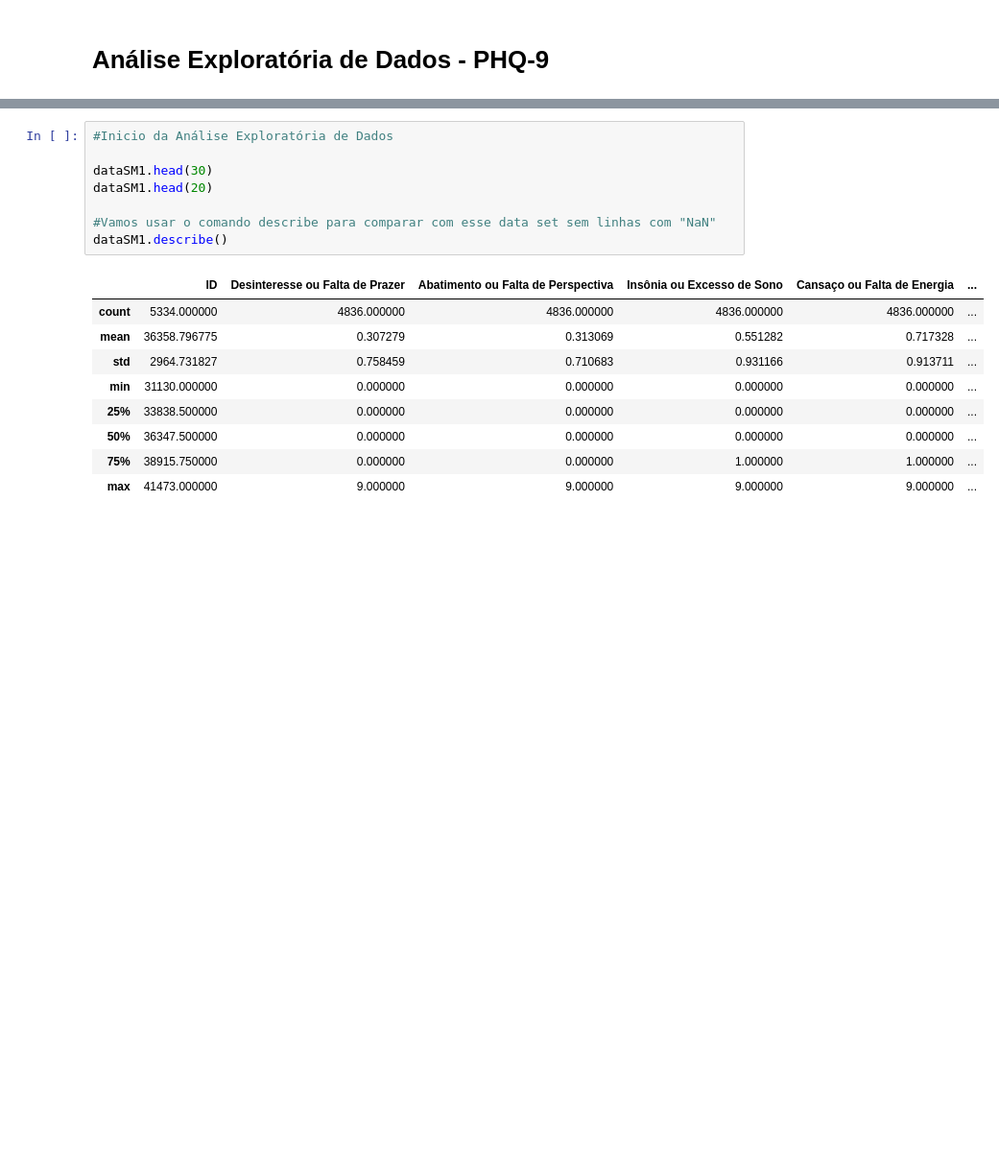
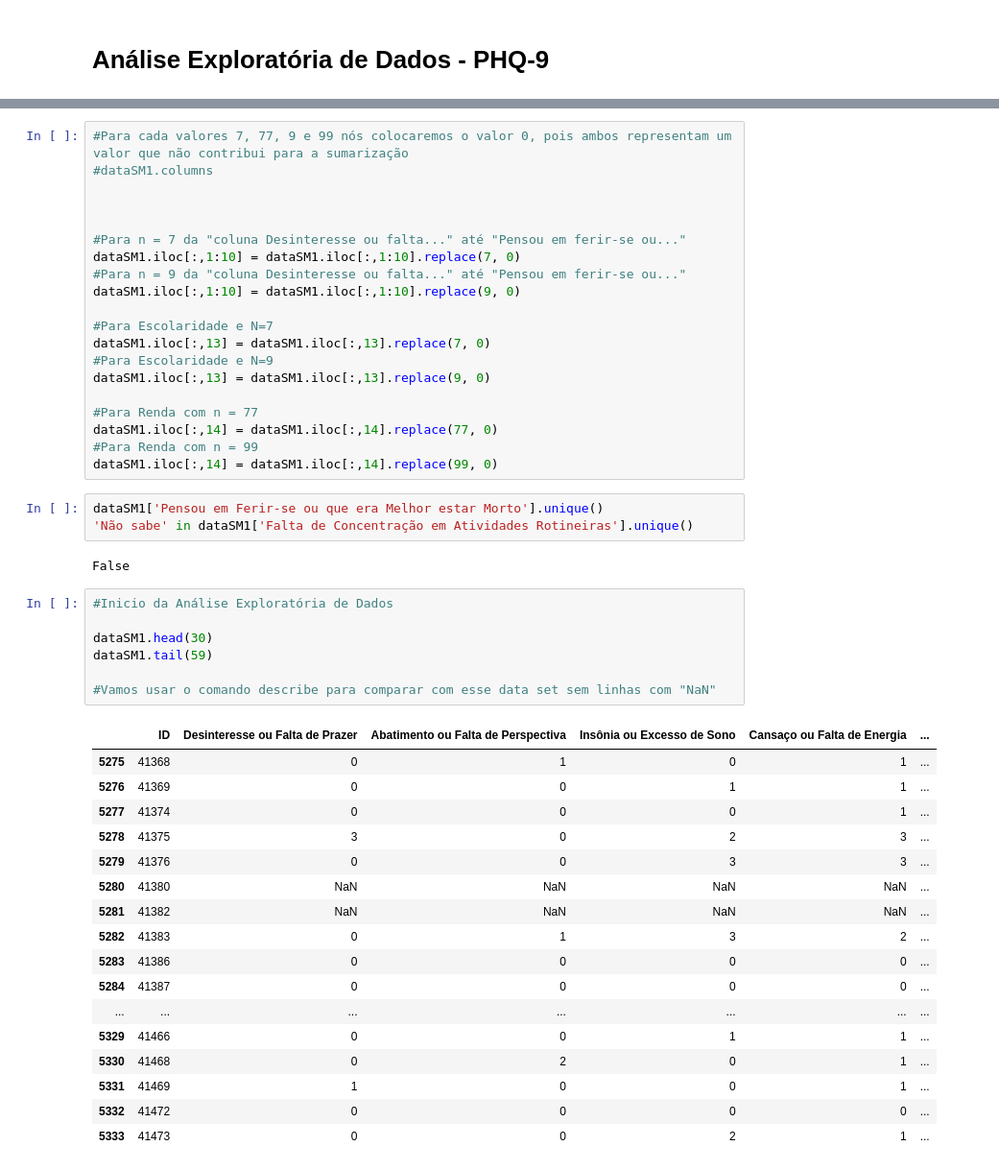
Before and after one commit to Pablosilvaa/Desafio-Infer-ncia---Tera, a Jupyter notebook: Desafio_tera_1.ipynb, the cells around one changed output, grey strips where cells are left out. Shown: that part at 96% size. Cells and saved outputs as stored; diff of their text form; blank space fills up the shorter version.

```diff
--- a/Desafio_tera_1.ipynb
+++ b/Desafio_tera_1.ipynb
@@ -102,21 +99,53 @@ memory usage: 1.2 MB
+# %%
+#Para cada valores 7, 77, 9 e 99 nós colocaremos o valor 0, pois ambos representam um valor que não contribui para a sumarização
+#dataSM1.columns
+
+
+
+#Para n = 7 da "coluna Desinteresse ou falta..." até "Pensou em ferir-se ou..."
+dataSM1.iloc[:,1:10] = dataSM1.iloc[:,1:10].replace(7, 0)
+#Para n = 9 da "coluna Desinteresse ou falta..." até "Pensou em ferir-se ou..."
+dataSM1.iloc[:,1:10] = dataSM1.iloc[:,1:10].replace(9, 0)
+
+#Para Escolaridade e N=7
+dataSM1.iloc[:,13] = dataSM1.iloc[:,13].replace(7, 0)
+#Para Escolaridade e N=9
+dataSM1.iloc[:,13] = dataSM1.iloc[:,13].replace(9, 0)
+
+#Para Renda com n = 77
+dataSM1.iloc[:,14] = dataSM1.iloc[:,14].replace(77, 0)
+#Para Renda com n = 99
+dataSM1.iloc[:,14] = dataSM1.iloc[:,14].replace(99, 0)
+# %%
+dataSM1['Pensou em Ferir-se ou que era Melhor estar Morto'].unique()
+'Não sabe' in dataSM1['Falta de Concentração em Atividades Rotineiras'].unique()
+# %% [output]
+False
 # %%
 #Inicio da Análise Exploratória de Dados
 
 dataSM1.head(30)
-dataSM1.head(20)
+dataSM1.tail(59)
 
 #Vamos usar o comando describe para comparar com esse data set sem linhas com "NaN"
-dataSM1.describe()
 # %% [output]
 |  | ID | Desinteresse ou Falta de Prazer | Abatimento ou Falta de Perspectiva | Insônia ou Excesso de Sono | Cansaço ou Falta de Energia | ... |
-| count | 5334.000000 | 4836.000000 | 4836.000000 | 4836.000000 | 4836.000000 | ... |
-| mean | 36358.796775 | 0.307279 | 0.313069 | 0.551282 | 0.717328 | ... |
-| std | 2964.731827 | 0.758459 | 0.710683 | 0.931166 | 0.913711 | ... |
-| min | 31130.000000 | 0.000000 | 0.000000 | 0.000000 | 0.000000 | ... |
-| 25% | 33838.500000 | 0.000000 | 0.000000 | 0.000000 | 0.000000 | ... |
-| 50% | 36347.500000 | 0.000000 | 0.000000 | 0.000000 | 0.000000 | ... |
-| 75% | 38915.750000 | 0.000000 | 0.000000 | 1.000000 | 1.000000 | ... |
-| max | 41473.000000 | 9.000000 | 9.000000 | 9.000000 | 9.000000 | ... |
+| 5275 | 41368 | 0 | 1 | 0 | 1 | ... |
+| 5276 | 41369 | 0 | 0 | 1 | 1 | ... |
+| 5277 | 41374 | 0 | 0 | 0 | 1 | ... |
+| 5278 | 41375 | 3 | 0 | 2 | 3 | ... |
+| 5279 | 41376 | 0 | 0 | 3 | 3 | ... |
+| 5280 | 41380 | NaN | NaN | NaN | NaN | ... |
+| 5281 | 41382 | NaN | NaN | NaN | NaN | ... |
+| 5282 | 41383 | 0 | 1 | 3 | 2 | ... |
+| 5283 | 41386 | 0 | 0 | 0 | 0 | ... |
+| 5284 | 41387 | 0 | 0 | 0 | 0 | ... |
+| ... | ... | ... | ... | ... | ... | ... |
+| 5329 | 41466 | 0 | 0 | 1 | 1 | ... |
+| 5330 | 41468 | 0 | 2 | 0 | 1 | ... |
+| 5331 | 41469 | 1 | 0 | 0 | 1 | ... |
+| 5332 | 41472 | 0 | 0 | 0 | 0 | ... |
+| 5333 | 41473 | 0 | 0 | 2 | 1 | ... |
 # %%
 dataSM1_No_NaN = dataSM1.dropna()
 
```
Also changed, not shown: parts of 11 cells of this notebook.
